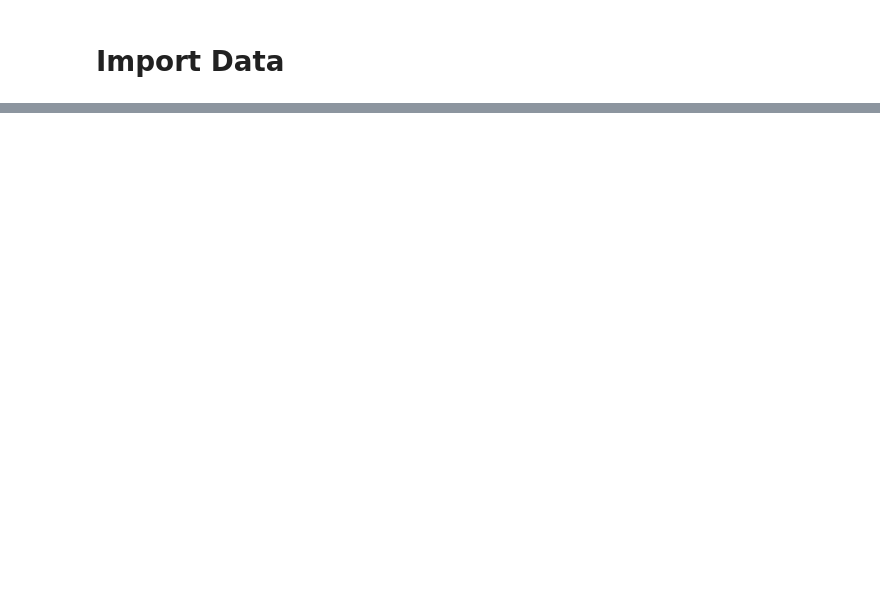
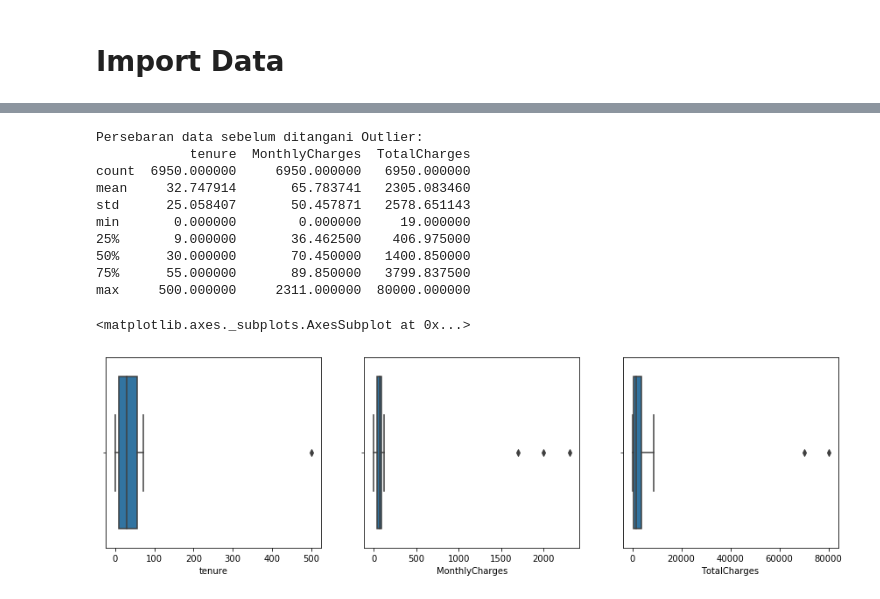
Before and after one commit to julius-risky/Data-Science, a Jupyter notebook: Case_Portofolio/Data_cleansing/Data_Cleansing_telco.ipynb, the cells around one changed output, grey strips where cells are left out. Saved outputs shown, nothing was run; the diff lists cells and outputs as text; code cells hidden in the pictures; blank space fills up the shorter version.

```diff
--- a/Case_Portofolio/Data_cleansing/Data_Cleansing_telco.ipynb
+++ b/Case_Portofolio/Data_cleansing/Data_Cleansing_telco.ipynb
@@ -78,0 +172,5 @@ print(df_load['customerID'].nunique())
+# %%
+print('Total missing values data dari kolom Churn',df['Churn'].isnull().sum())
+# Dropping all Rows with spesific column (churn)
+df.dropna(subset=['Churn'],inplace=True)
+print('Total Rows dan kolom Data setelah dihapus data Missing Values adalah',df.shape)
@@ -78,0 +186,11 @@ print(df_load['customerID'].nunique())
+# %%
+# handling missing values Tenure fill with 11
+df['tenure'].fillna(11, inplace=True)
+# %%
+# Handling missing values num vars (except Tenure)
+for col_name in list(['tenure','MonthlyCharges','TotalCharges']):
+	median = df[col_name].median()
+	df[col_name].fillna(median, inplace=True)
+
+print('\nJumlah Missing Values setelah di imputer datanya, adalah:')
+print(df.isnull().sum().sort_values(ascending=False))
@@ -78,0 +219,27 @@ print(df_load['customerID'].nunique())
+# %%
+print('\nPersebaran data sebelum ditangani Outlier: ')
+print(df[['tenure','MonthlyCharges','TotalCharges']].describe())
+
+
+plt.figure(figsize=(15,4))
+plt.subplot(131)
+sns.boxplot(x=df['tenure'])
+
+plt.subplot(132)
+sns.boxplot(x=df['MonthlyCharges'])
+
+plt.subplot(133)
+sns.boxplot(x=df['TotalCharges'])
+# %% [output]
+Persebaran data sebelum ditangani Outlier:
+            tenure  MonthlyCharges  TotalCharges
+count  6950.000000     6950.000000   6950.000000
+mean     32.747914       65.783741   2305.083460
+std      25.058407       50.457871   2578.651143
+min       0.000000        0.000000     19.000000
+25%       9.000000       36.462500    406.975000
+50%      30.000000       70.450000   1400.850000
+75%      55.000000       89.850000   3799.837500
+max     500.000000     2311.000000  80000.000000
+<matplotlib.axes._subplots.AxesSubplot at 0x...>
+[figure, added]
```
Also changed, not shown: parts of 35 cells of this notebook.
